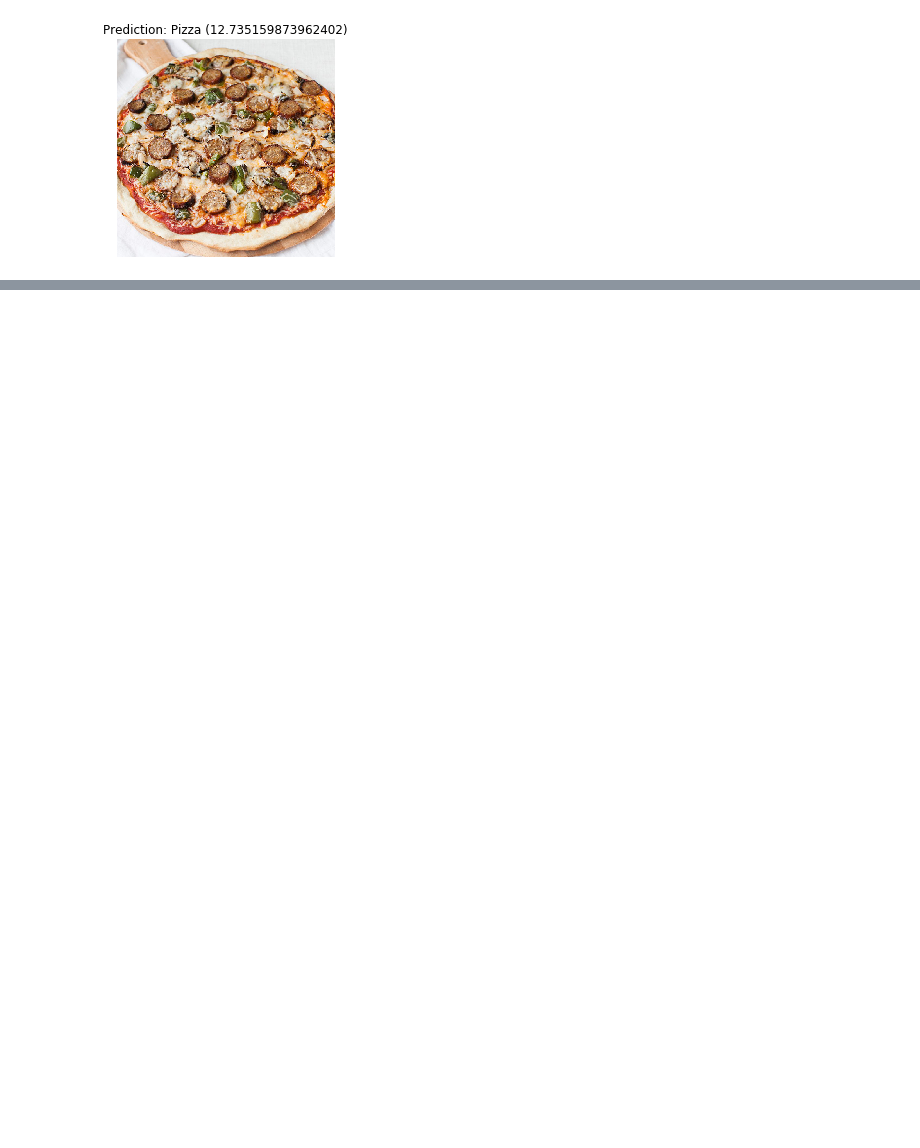
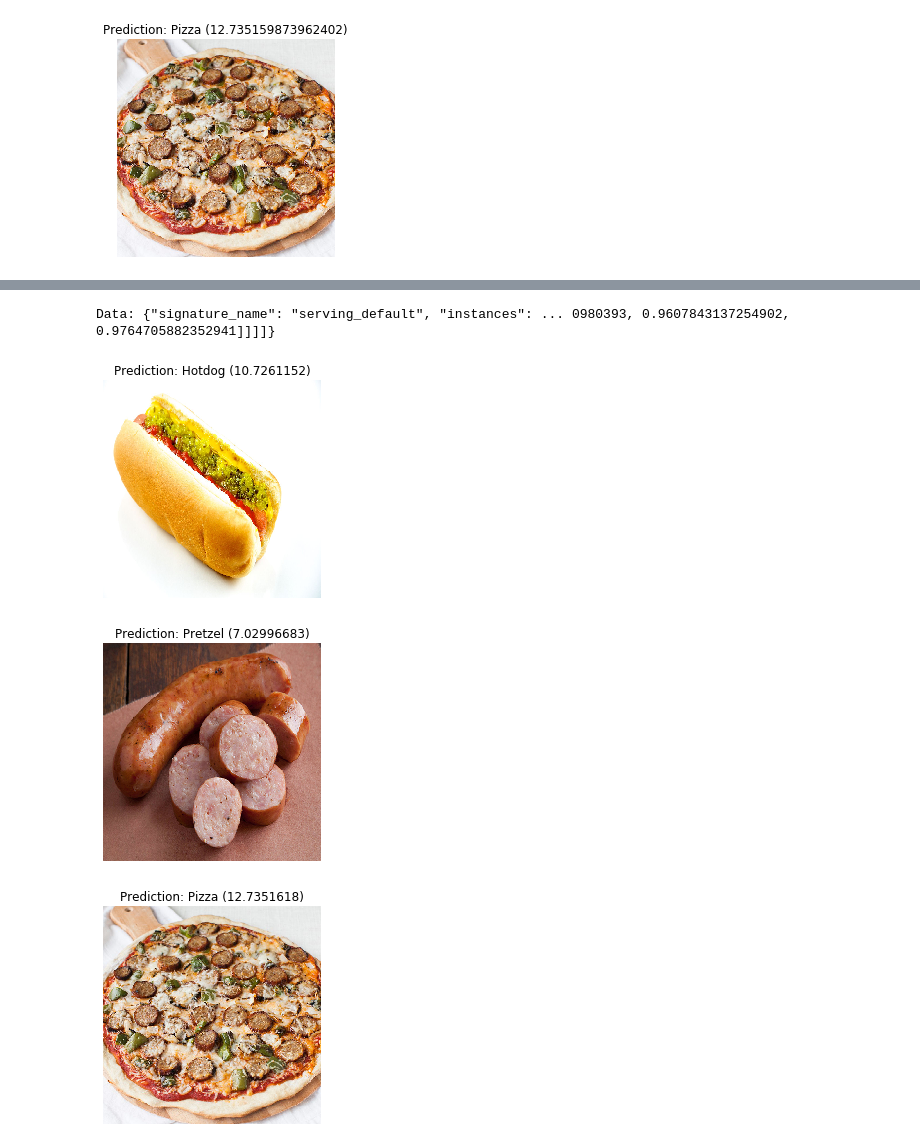
Before and after one commit to jkthompson/nothotdog, a Jupyter notebook: hotdog.ipynb, the cells around one changed output, grey strips where cells are left out. Saved outputs shown, nothing was run; the diff lists cells and outputs as text; code cells hidden in the pictures; blank space fills up the shorter version.

```diff
--- a/hotdog.ipynb
+++ b/hotdog.ipynb
@@ -62,0 +111,5 @@ _ = plt.title("Prediction: {} ({})".format(predicted_class_name.title(),result[0
+# %%
+new_model = tf.keras.models.load_model(export_path)
+
+# Check its architecture
+new_model.summary()
@@ -62,0 +127,4 @@ _ = plt.title("Prediction: {} ({})".format(predicted_class_name.title(),result[0
+# %%
+result = new_model.predict(test_images[0:])
+predicted_class = np.argmax(result[0], axis=-1)
+print(imagenet_labels[predicted_class])
@@ -62,0 +174,21 @@ _ = plt.title("Prediction: {} ({})".format(predicted_class_name.title(),result[0
+# %%
+data = json.dumps({"signature_name": "serving_default", "instances": test_images.tolist()})
+print('Data: {} ... {}'.format(data[:50], data[len(data)-52:]))
+# %% [output]
+Data: {"signature_name": "serving_default", "instances": ... 0980393, 0.9607843137254902, 0.9764705882352941]]]]}
+# %%
+headers = {"content-type": "application/json"}
+json_response = requests.post('http://localhost:8501/v1/models/hotdog:predict', data=data, headers=headers)
+predictions = json.loads(json_response.text)['predictions']
+# %%
+for idx, pred in enumerate(predictions):
+    plt.figure()
+    plt.imshow(test_images[idx])
+    plt.axis('off')
+    predicted_class = np.argmax(pred, axis=-1)
+    predicted_class_name = imagenet_labels[predicted_class]
+    _ = plt.title("Prediction: {} ({})".format(predicted_class_name.title(),pred[predicted_class]))
+# %% [output]
+[figure, added]
+[figure, added]
+[figure, added]
```
Also changed, not shown: parts of 21 cells of this notebook.
